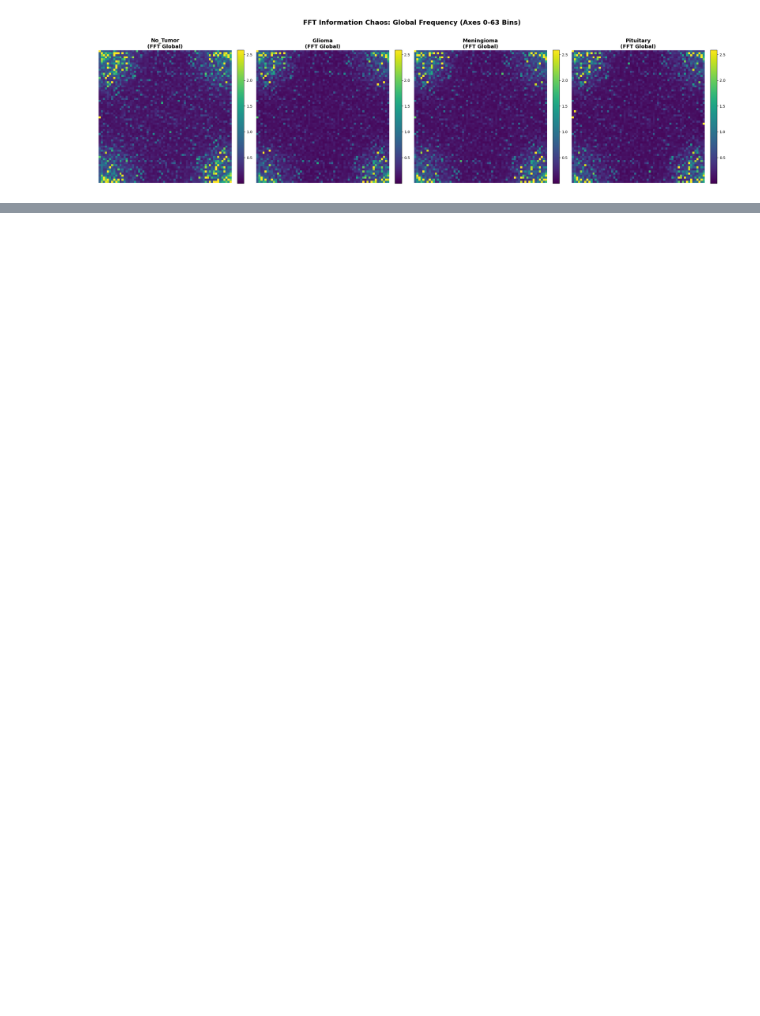
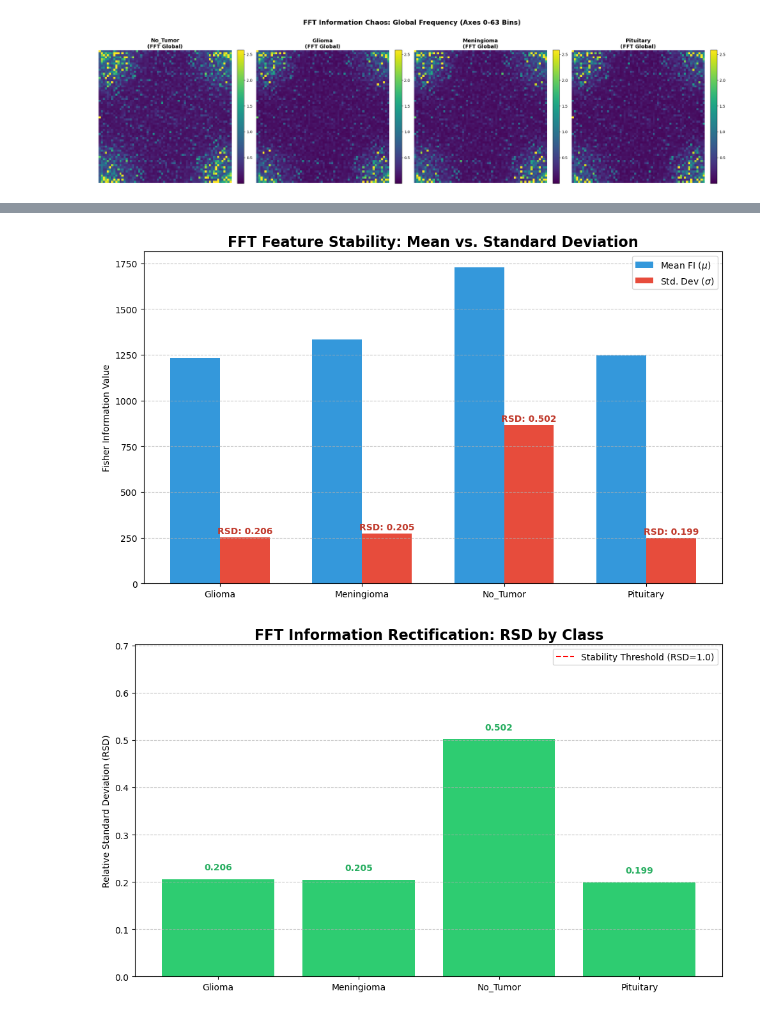
Before and after one commit to jetwidjaja96-cloud/MV, a Jupyter notebook: Fisher Information.ipynb, the cells around one changed output, grey strips where cells are left out. Drawn from its saved outputs; the diff is of its cells as text; code cells hidden in the pictures; blank space fills up the shorter version.

```diff
--- a/Fisher Information.ipynb
+++ b/Fisher Information.ipynb
@@ -881,0 +960,54 @@ plt.show()
+# %%
+# Data provided by the user for the FFT Transformation
+data = {
+    'Glioma': {'Mean_FFT_FI': 1232.479, 'Std_FFT_FI': 253.48215},
+    'Meningioma': {'Mean_FFT_FI': 1331.9537, 'Std_FFT_FI': 272.5137},
+    'No_Tumor': {'Mean_FFT_FI': 1727.1392, 'Std_FFT_FI': 866.8717},
+    'Pituitary': {'Mean_FFT_FI': 1245.214, 'Std_FFT_FI': 248.28783}
+}
+
+classes = list(data.keys())
+means = np.array([data[cls]['Mean_FFT_FI'] for cls in classes])
+stds = np.array([data[cls]['Std_FFT_FI'] for cls in classes])
+rsds = stds / means
+
+# Plot 1: FFT Fisher Information (Mean vs SD)
+plt.figure(figsize=(10, 6))
+x = np.arange(len(classes))
+width = 0.35
+
+plt.bar(x - width/2, means, width, label='Mean FI ($\mu$)', color='#3498db')
+plt.bar(x + width/2, stds, width, label='Std. Dev ($\sigma$)', color='#e74c3c')
+
+plt.ylabel('Fisher Information Value')
+plt.title('FFT Feature Stability: Mean vs. Standard Deviation', fontsize=16, fontweight='bold')
+plt.xticks(x, classes)
+plt.legend()
+plt.grid(axis='y', linestyle='--', alpha=0.7)
+
+# Adding RSD text labels on top of bars
+for i, v in enumerate(stds):
+    plt.text(i + width/2, v + 20, f'RSD: {rsds[i]:.3f}', ha='center', fontweight='bold', color='#c0392b')
+
+plt.tight_layout()
+plt.savefig('fft_fi_stability.png')
+
+# Plot 2: FFT Relative Standard Deviation (RSD)
+plt.figure(figsize=(10, 6))
+
+plt.bar(classes, rsds, color='#2ecc71')
+plt.axhline(1.0, color='red', linestyle='--', label='Stability Threshold (RSD=1.0)')
+plt.ylabel('Relative Standard Deviation (RSD)')
+plt.title('FFT Information Rectification: RSD by Class', fontsize=16, fontweight='bold')
+plt.grid(axis='y', linestyle='--', alpha=0.7)
+plt.ylim(0, max(rsds) + 0.2)
+
+for i, v in enumerate(rsds):
+    plt.text(i, v + 0.02, f'{v:.3f}', ha='center', fontweight='bold', color='#27ae60')
+
+plt.legend()
+plt.tight_layout()
+plt.show()
+# %% [output]
+[figure, added]
+[figure, added]
```
Also changed, not shown: parts of 17 cells of this notebook, 3 other files.
